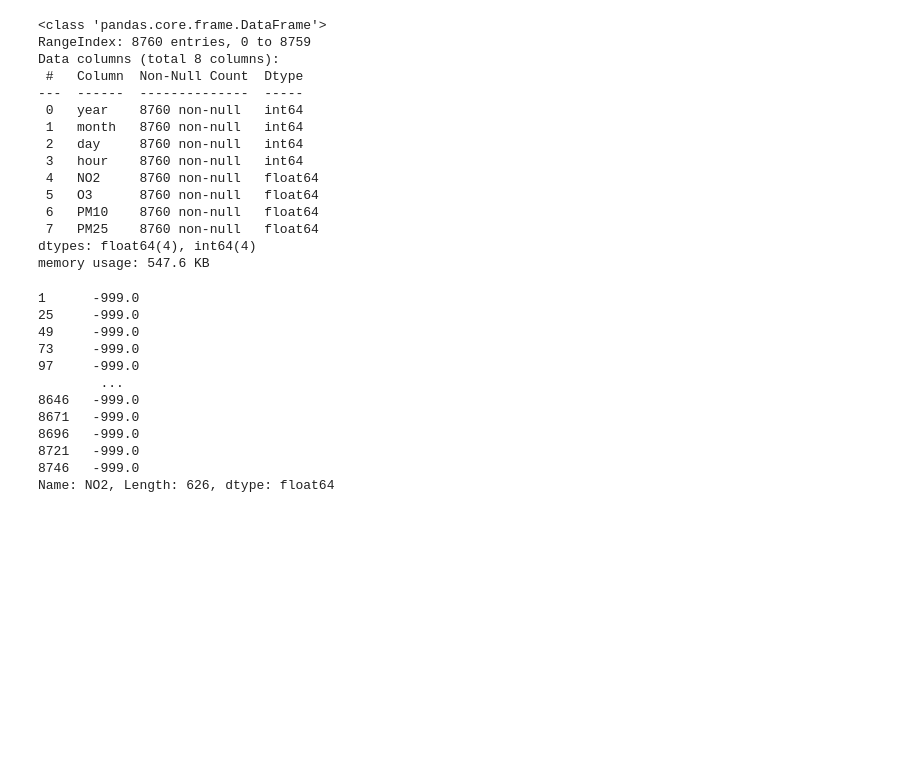
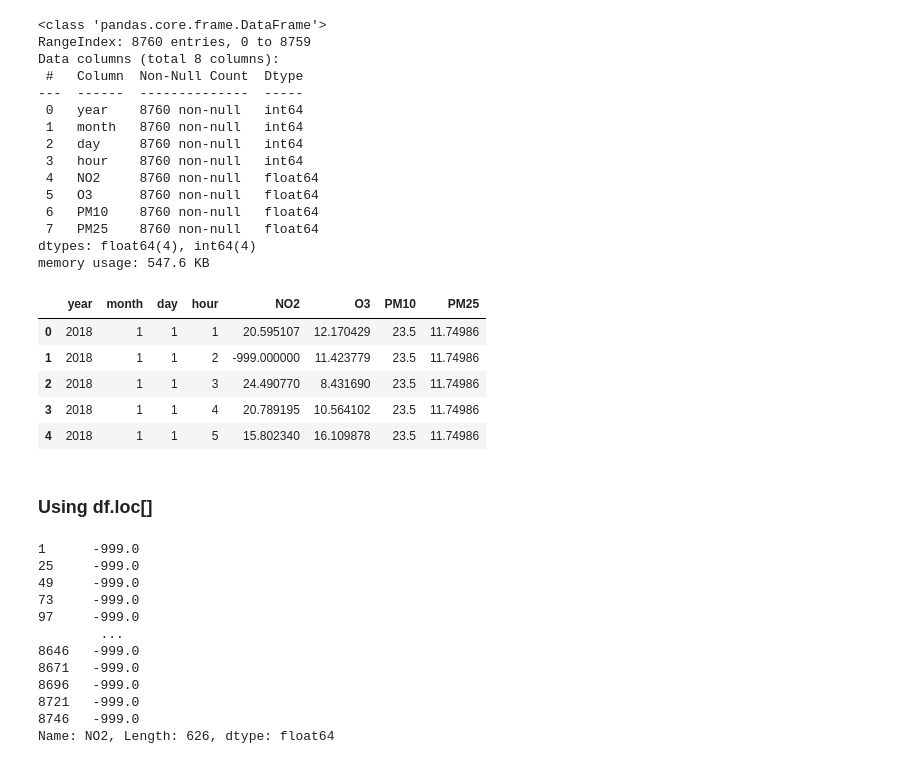
Before and after one commit to dsalomoni/bdb-2022, a Jupyter notebook: rdbms/SQLite_analysis_demo.ipynb, the cells around one changed output. Cells and saved outputs as stored; diff of their text form; code cells hidden in the pictures; blank space fills up the shorter version.

```diff
--- a/rdbms/SQLite_analysis_demo.ipynb
+++ b/rdbms/SQLite_analysis_demo.ipynb
@@ -149,6 +157,17 @@ Data columns (total 8 columns):
  7   PM25    8760 non-null   float64
 dtypes: float64(4), int64(4)
 memory usage: 547.6 KB
+# %%
+df.head()
+# %% [output]
+|  | year | month | day | hour | NO2 | O3 | PM10 | PM25 |
+| 0 | 2018 | 1 | 1 | 1 | 20.595107 | 12.170429 | 23.5 | 11.74986 |
+| 1 | 2018 | 1 | 1 | 2 | -999.000000 | 11.423779 | 23.5 | 11.74986 |
+| 2 | 2018 | 1 | 1 | 3 | 24.490770 | 8.431690 | 23.5 | 11.74986 |
+| 3 | 2018 | 1 | 1 | 4 | 20.789195 | 10.564102 | 23.5 | 11.74986 |
+| 4 | 2018 | 1 | 1 | 5 | 15.802340 | 16.109878 | 23.5 | 11.74986 |
+# %% [markdown]
+### Using df.loc[]
 # %%
 # how many NO2 entries are there with negative readings?
 print(df.loc[df.NO2<0, 'NO2'])
```
Also changed, not shown: parts of 39 cells of this notebook.
